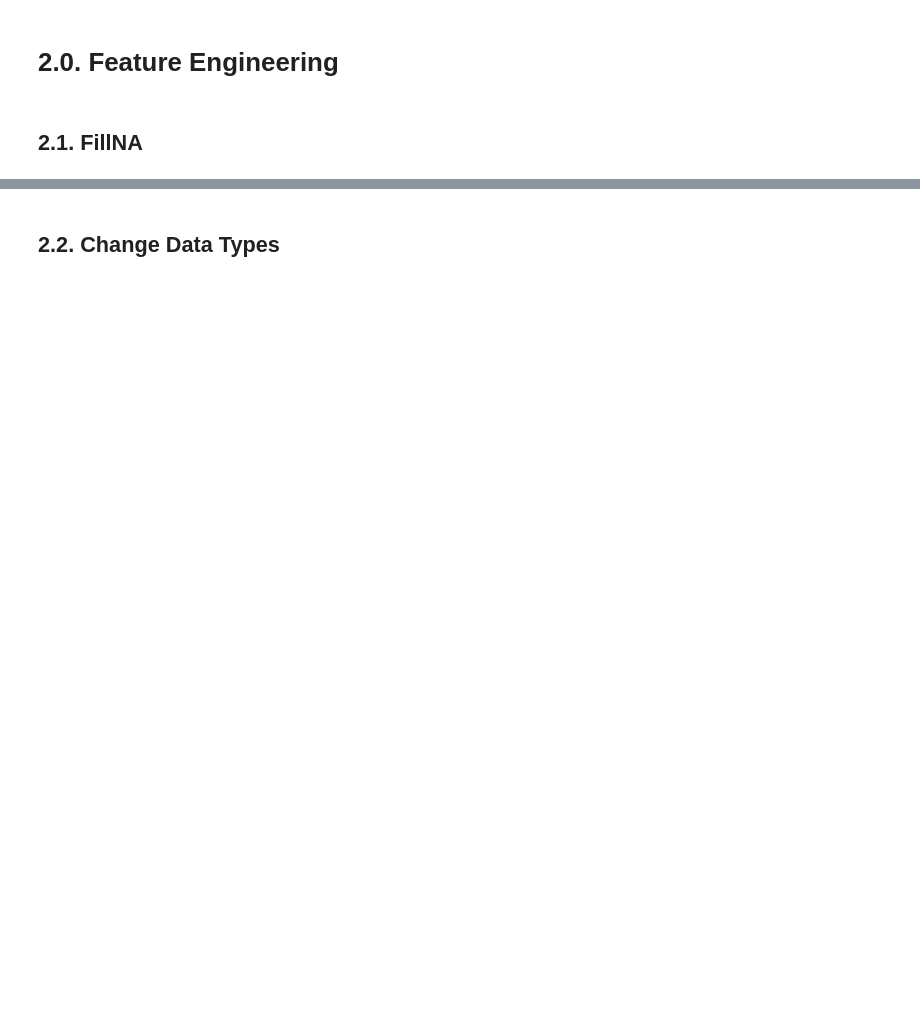
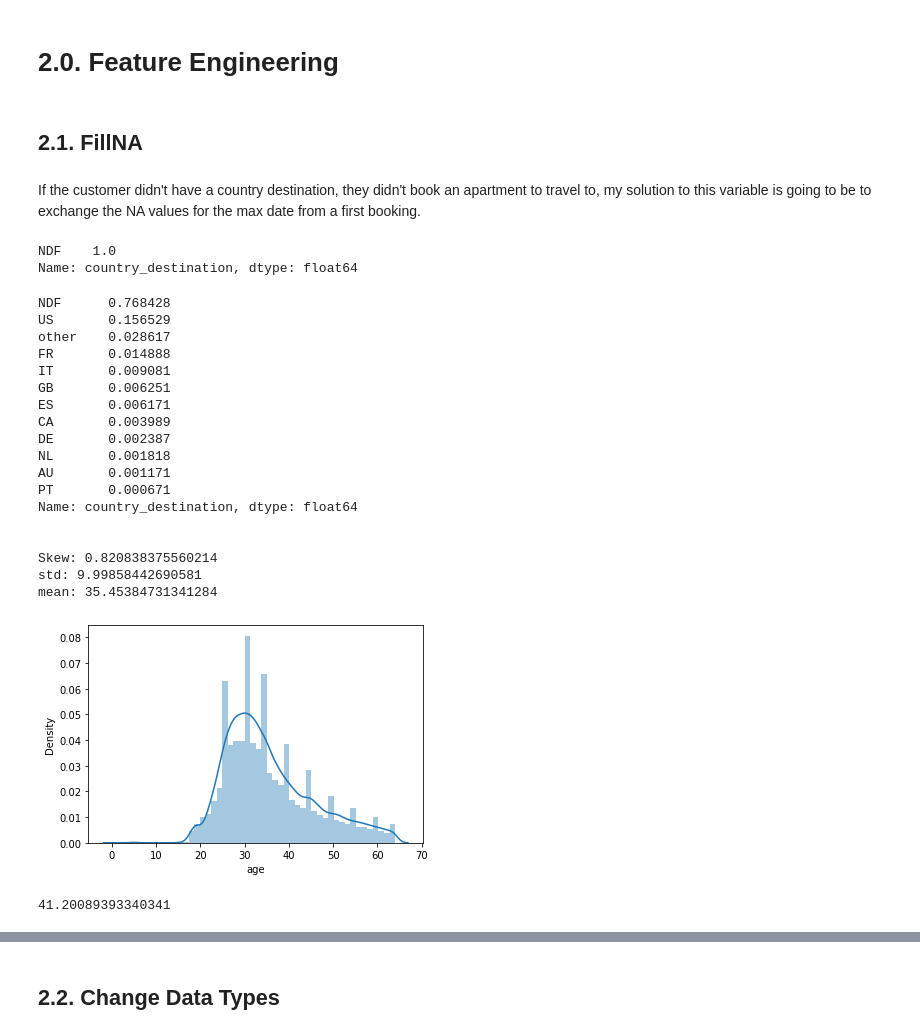
Before and after one commit to Marcoslsl/airbnb_prediction, a Jupyter notebook: AirBnB_Prediction.ipynb, the cells around one changed output, grey strips where cells are left out. Drawn from its saved outputs; the diff is of its cells as text; code cells hidden in the pictures; blank space fills up the shorter version.

```diff
--- a/AirBnB_Prediction.ipynb
+++ b/AirBnB_Prediction.ipynb
@@ -151,5 +195,50 @@ numeric_statistics( num_attributes )
 df2 = df_raw.copy()
 # %% [markdown]
 ## 2.1. FillNA
+# %% [markdown]
+If the customer didn't have a country destination, they didn't book an apartment to travel to, my solution to this variable is going to be to exchange the NA values for the max date from a first booking.
+# %%
+# date_first_booking
+aux = df2[df2['date_first_booking'].isna()]
+
+aux['country_destination'].value_counts( normalize=True )
+# %% [output]
+NDF    1.0
+Name: country_destination, dtype: float64
+# %%
+# age
+aux = df2[df2['age'].isna()]
+print( aux['country_destination'].value_counts( normalize=True ), '\n\n')
+
+skew = df2[df2['age']<65]['age'].skew()
+print(f'Skew: {skew}')
+
+std = df2[df2['age']<65]['age'].std()
+print(f'std: {std}')
+
+mean = df2[df2['age']<65]['age'].mean()
+print(f'mean: {mean}')
+
+sns.distplot( df2[df2['age'] < 65]['age'] );
+# %% [output]
+NDF      0.768428
+US       0.156529
+other    0.028617
+FR       0.014888
+IT       0.009081
+GB       0.006251
+ES       0.006171
+CA       0.003989
+DE       0.002387
+NL       0.001818
+AU       0.001171
+PT       0.000671
+Name: country_destination, dtype: float64
+
+
+Skew: 0.820838375560214
+std: 9.99858442690581
+mean: 35.45384731341284
+[figure, added]
 # %%
 # date_first_booking
@@ -160,0 +255,4 @@ df2 = df2.dropna()
+# %%
+df2[df2['age']<65]['age'].mean()
+# %% [output]
+41.20089393340341
```
Also changed, not shown: parts of 20 cells of this notebook.
